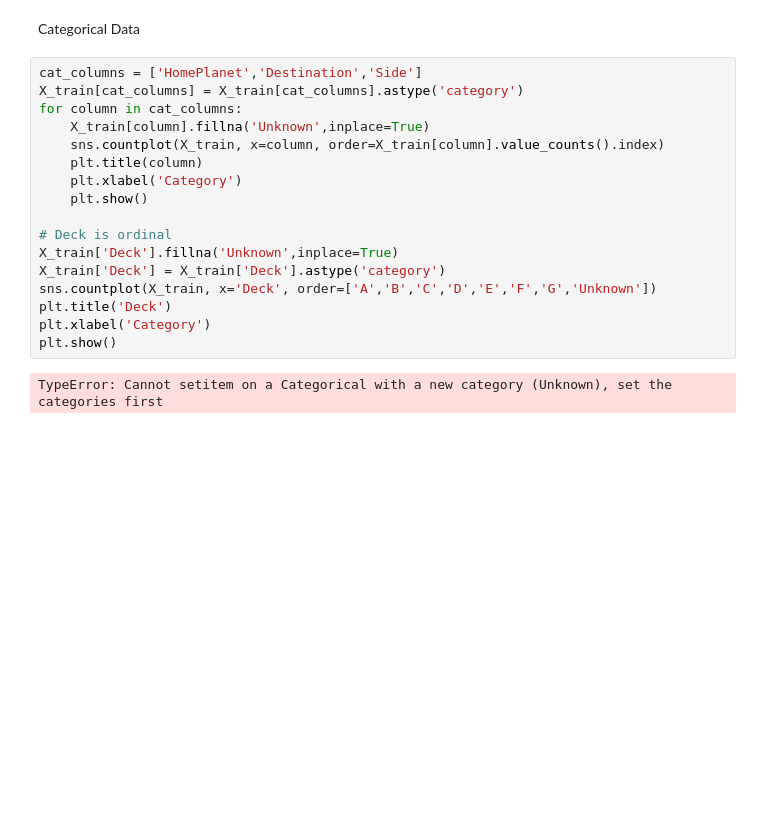
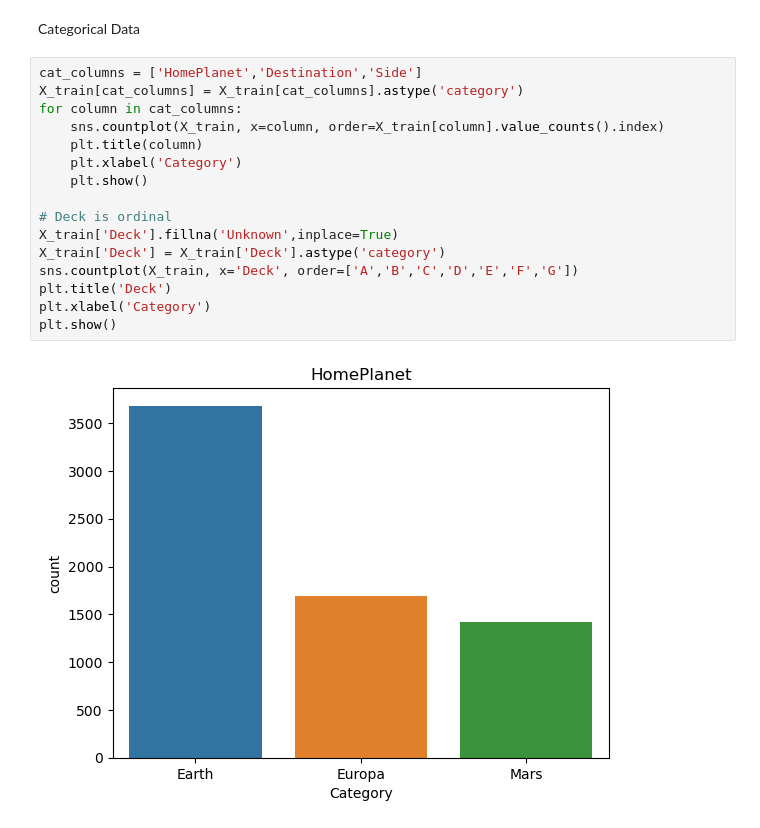
Before and after one commit to Hapinace/spaceship_titanic, a Jupyter notebook: eda.ipynb, the cells around one changed output. Drawn from its saved outputs; the diff is of its cells as text; blank space fills up the shorter version.

```diff
--- a/eda.ipynb
+++ b/eda.ipynb
@@ -275,19 +275,18 @@ Categorical Data
 # %%
 cat_columns = ['HomePlanet','Destination','Side']
 X_train[cat_columns] = X_train[cat_columns].astype('category')
 for column in cat_columns:
-    X_train[column].fillna('Unknown',inplace=True)
     sns.countplot(X_train, x=column, order=X_train[column].value_counts().index)
     plt.title(column)
     plt.xlabel('Category')
     plt.show()
 
 # Deck is ordinal
 X_train['Deck'].fillna('Unknown',inplace=True)
 X_train['Deck'] = X_train['Deck'].astype('category')
-sns.countplot(X_train, x='Deck', order=['A','B','C','D','E','F','G','Unknown'])
+sns.countplot(X_train, x='Deck', order=['A','B','C','D','E','F','G'])
 plt.title('Deck')
 plt.xlabel('Category')
 plt.show()
 # %% [output]
-TypeError: Cannot setitem on a Categorical with a new category (Unknown), set the categories first
+[figure, added]
```
Also changed, not shown: parts of 1 cell of this notebook, 1 other file.
